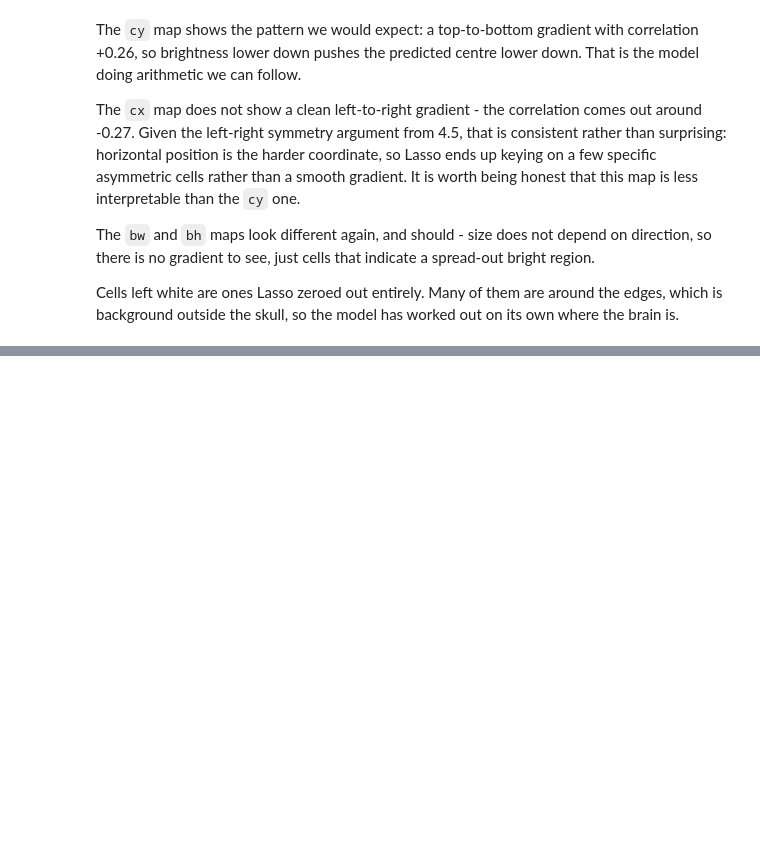
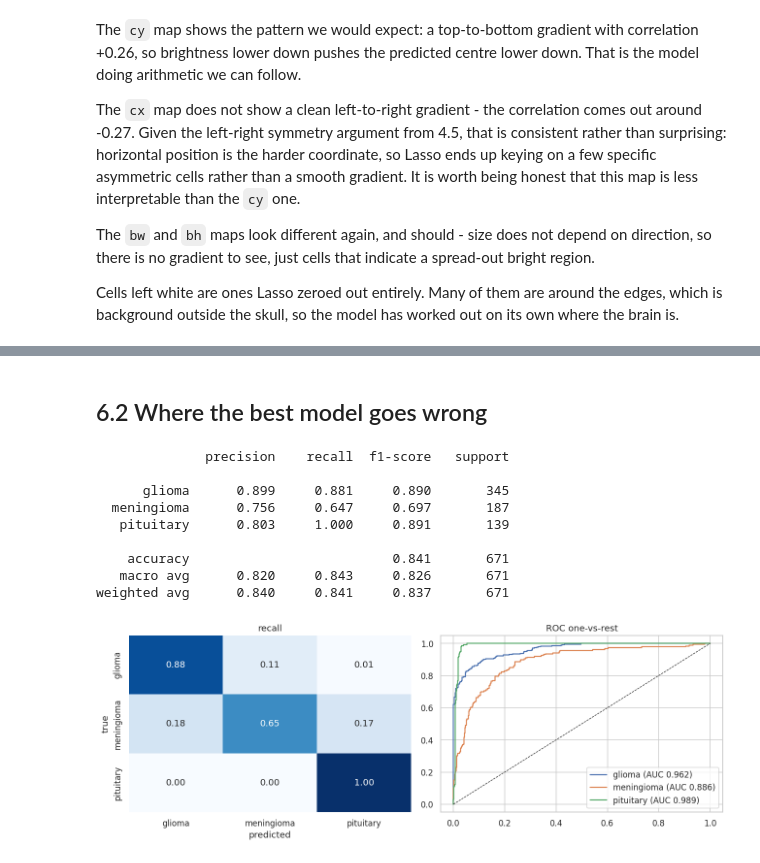
Before and after one commit to SurajKhomane108/brain-tumor-classification-localization, a Jupyter notebook: brain_tumor_classification_localization.ipynb, the cells around one changed output, grey strips where cells are left out. Cells and saved outputs as stored; diff of their text form; code cells hidden in the pictures; blank space fills up the shorter version.

Commit message:
Add tumour-type classification (Logistic Regression, Perceptron, RF, GB)

```diff
--- a/brain_tumor_classification_localization.ipynb
+++ b/brain_tumor_classification_localization.ipynb
@@ -1248,0 +1414,32 @@ background outside the skull, so the model has worked out on its own where the b
+# %% [markdown]
+## 6.2 Where the best model goes wrong
+# %%
+best_cols = rfe_selected
+Atr, Ate = data.loc[train_m, best_cols].values, data.loc[test_m, best_cols].values
+final_clf = MODELS[best_name].fit(Atr, ytr)
+yp = final_clf.predict(Ate)
+proba = scores_of(final_clf, Ate)
+
+print(classification_report(yte, yp, target_names=CLASSES, digits=3))
+
+cm = confusion_matrix(yte, yp)
+fig, ax = plt.subplots(1, 2, figsize=(12, 4.4))
+sns.heatmap(cm / cm.sum(1, keepdims=True), annot=True, fmt=".2f", cmap="Blues",
+            xticklabels=CLASSES, yticklabels=CLASSES, ax=ax[0], cbar=False, vmin=0, vmax=1)
+ax[0].set_xlabel("predicted"); ax[0].set_ylabel("true"); ax[0].set_title("recall")
+for i, c in enumerate(CLASSES):
+    fpr, tpr, _ = roc_curve((yte == i).astype(int), proba[:, i])
+    ax[1].plot(fpr, tpr, label="%s (AUC %.3f)" % (c, roc_auc_score((yte == i).astype(int), proba[:, i])))
+ax[1].plot([0, 1], [0, 1], "k--", lw=0.8); ax[1].legend(); ax[1].set_title("ROC one-vs-rest")
+plt.tight_layout(); plt.show()
+# %% [output]
+              precision    recall  f1-score   support
+
+      glioma      0.899     0.881     0.890       345
+  meningioma      0.756     0.647     0.697       187
+   pituitary      0.803     1.000     0.891       139
+
+    accuracy                          0.841       671
+   macro avg      0.820     0.843     0.826       671
+weighted avg      0.840     0.841     0.837       671
+[figure, added]
```
Also changed, not shown: parts of 10 cells of this notebook.
